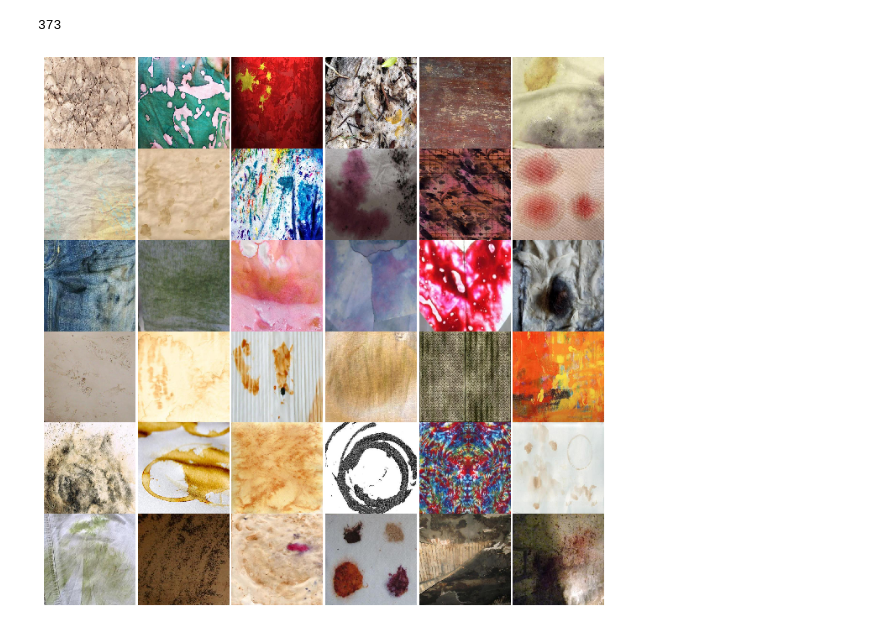
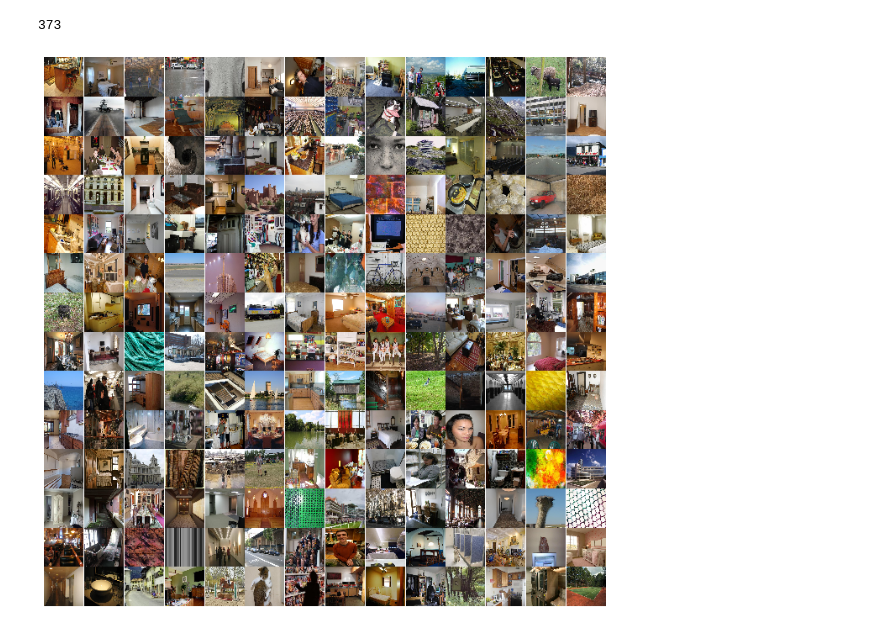
Before and after one commit to Pimmmm/Thesis-Scripts, a Jupyter notebook: p1_main.ipynb, the cells around one changed output. Cells and saved outputs as stored; diff of their text form; code cells hidden in the pictures.

```diff
--- a/p1_main.ipynb
+++ b/p1_main.ipynb
@@ -716,11 +716,11 @@ accuracy_list
 # %% [output]
 373
 # %%
-stained = BrodenTorchCAV('stained', 40, 200, training_tensors, test_tensors, training_data, filtered_training_data,
+mountain = BrodenTorchCAV('coast-s', 40, 200, training_tensors, test_tensors, training_data, filtered_training_data,
                                test_data, scene_concepts)
 # %%
-stained.train_lm()
+mountain.train_lm()
-# %%
-stained.view_concept_images()
-# %% [output]
-[figure, removed]
+# %%
+mountain.view_counter_images()
+# %% [output]
+[figure, added]
```
